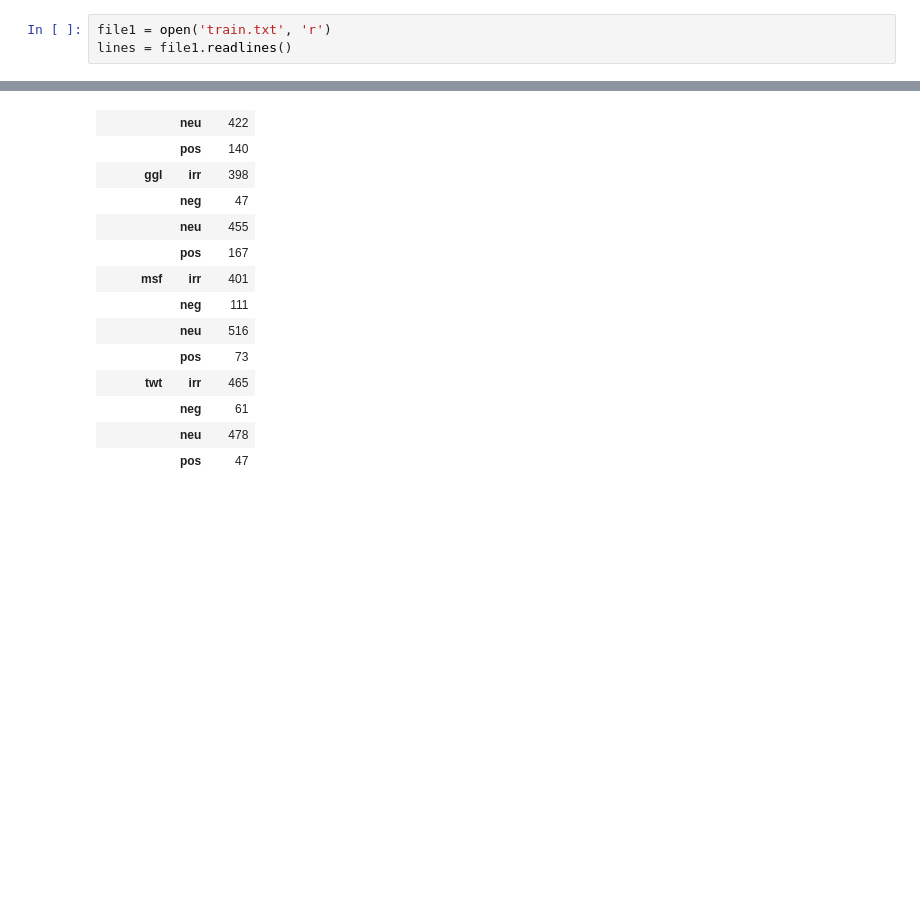
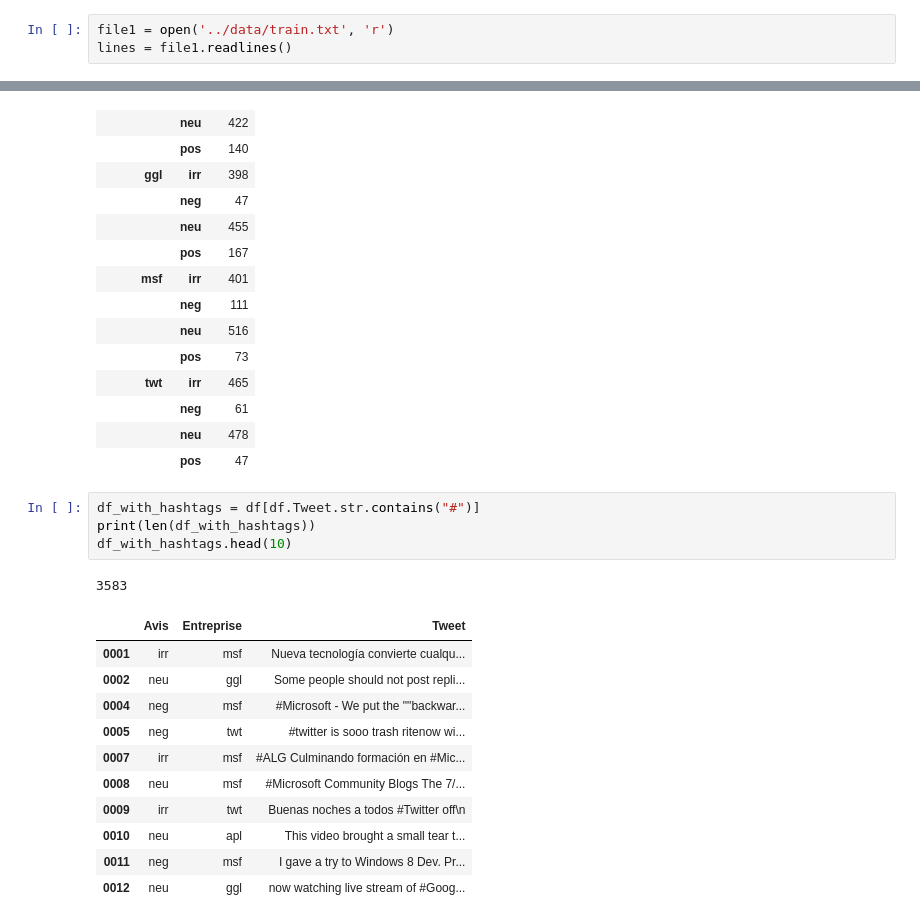
Before and after one commit to al-one-zero/extraction, a Jupyter notebook: notebooks/oussama.ipynb, the cells around one changed output, grey strips where cells are left out. Saved outputs shown, nothing was run; the diff lists cells and outputs as text; blank space fills up the shorter version.

```diff
--- a/notebooks/oussama.ipynb
+++ b/notebooks/oussama.ipynb
@@ -5,5 +8,5 @@ import re
 # %%
-file1 = open('train.txt', 'r')
+file1 = open('../data/train.txt', 'r')
 lines = file1.readlines()
 # %%
 ids = []
@@ -73,3 +76,20 @@ df.groupby(by=["Entreprise", "Avis"]).count()
 |  | neg | 61 |
 |  | neu | 478 |
 |  | pos | 47 |
+# %%
+df_with_hashtags = df[df.Tweet.str.contains("#")]
+print(len(df_with_hashtags))
+df_with_hashtags.head(10)
+# %% [output]
+3583
+|  | Avis | Entreprise | Tweet |
+| 0001 | irr | msf | Nueva tecnología convierte cualqu... |
+| 0002 | neu | ggl | Some people should not post repli... |
+| 0004 | neg | msf | #Microsoft - We put the ""backwar... |
+| 0005 | neg | twt | #twitter is sooo trash ritenow wi... |
+| 0007 | irr | msf | #ALG Culminando formación en #Mic... |
+| 0008 | neu | msf | #Microsoft Community Blogs The 7/... |
+| 0009 | irr | twt | Buenas noches a todos #Twitter off\n |
+| 0010 | neu | apl | This video brought a small tear t... |
+| 0011 | neg | msf | I gave a try to Windows 8 Dev. Pr... |
+| 0012 | neu | ggl | now watching live stream of #Goog... |
```
Also changed, not shown: parts of 11 cells of this notebook, 1 other file.
